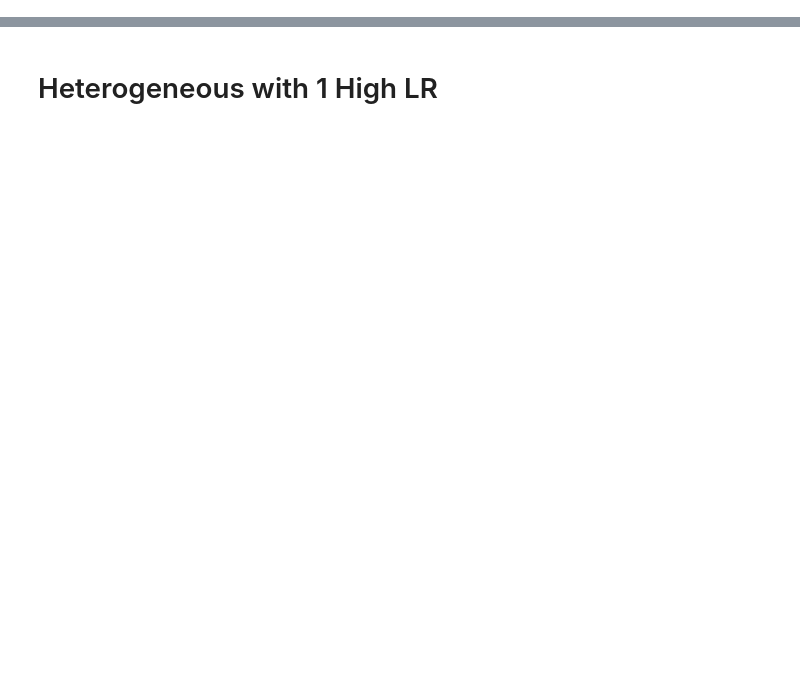
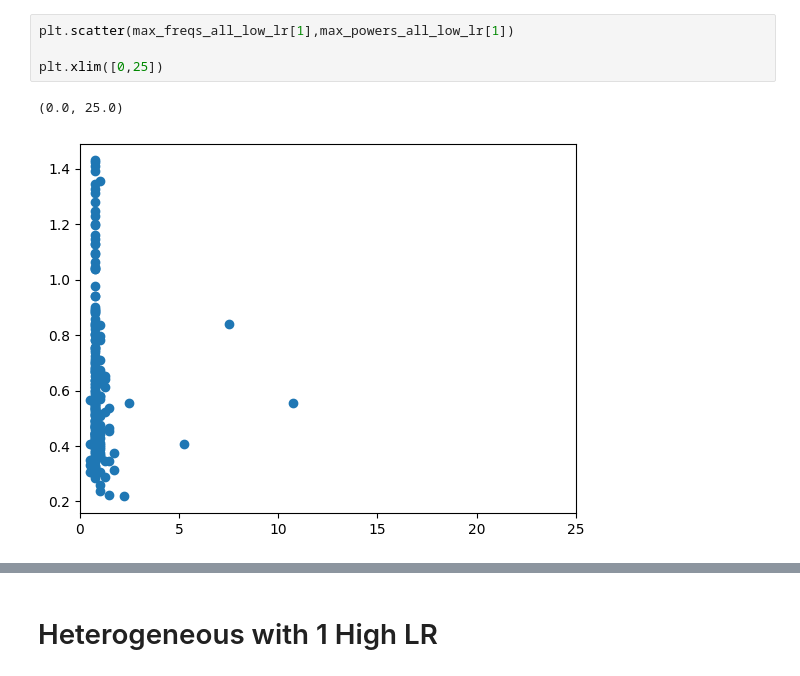
Before and after one commit to Picardian14/dyn_fic_dmf, a Jupyter notebook: python/het_plast_statistics.ipynb, the cells around one changed output, grey strips where cells are left out. Drawn from its saved outputs; the diff is of its cells as text; blank space fills up the shorter version.

```diff
--- a/python/het_plast_statistics.ipynb
+++ b/python/het_plast_statistics.ipynb
@@ -231,0 +281,7 @@ nclus
+# %%
+plt.scatter(max_freqs_all_low_lr[1],max_powers_all_low_lr[1])
+
+plt.xlim([0,25])
+# %% [output]
+(0.0, 25.0)
+[figure, added]
```
Also changed, not shown: parts of 36 cells of this notebook.
